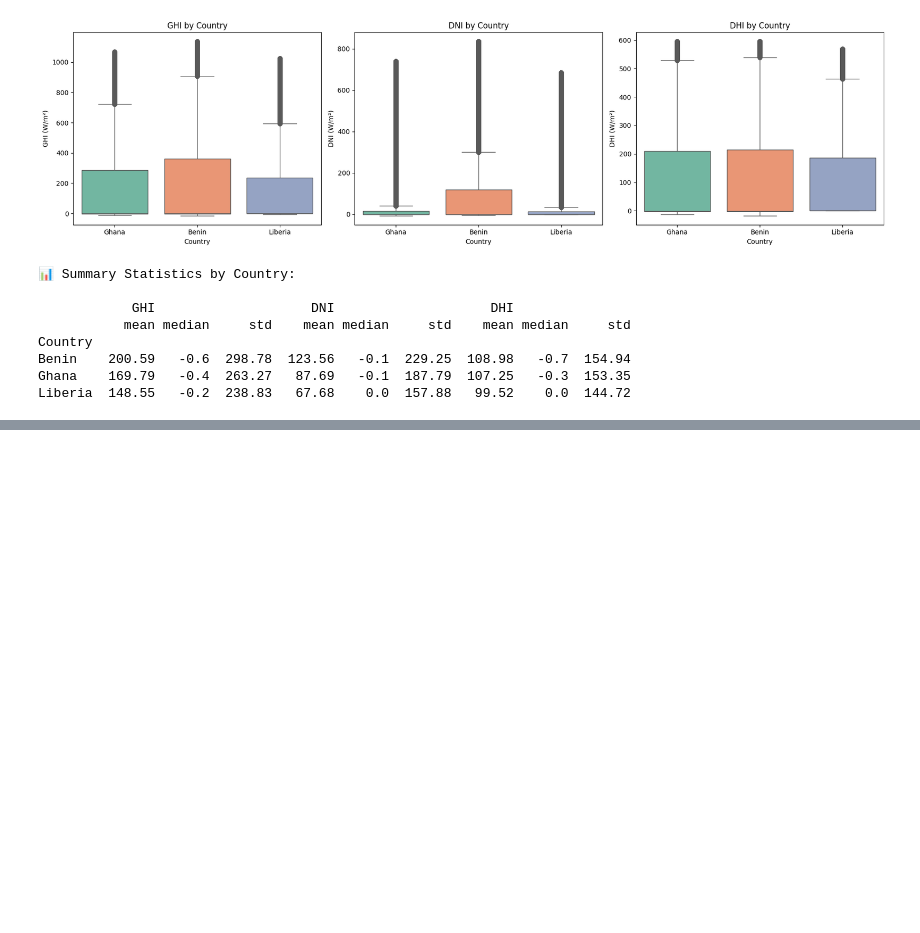
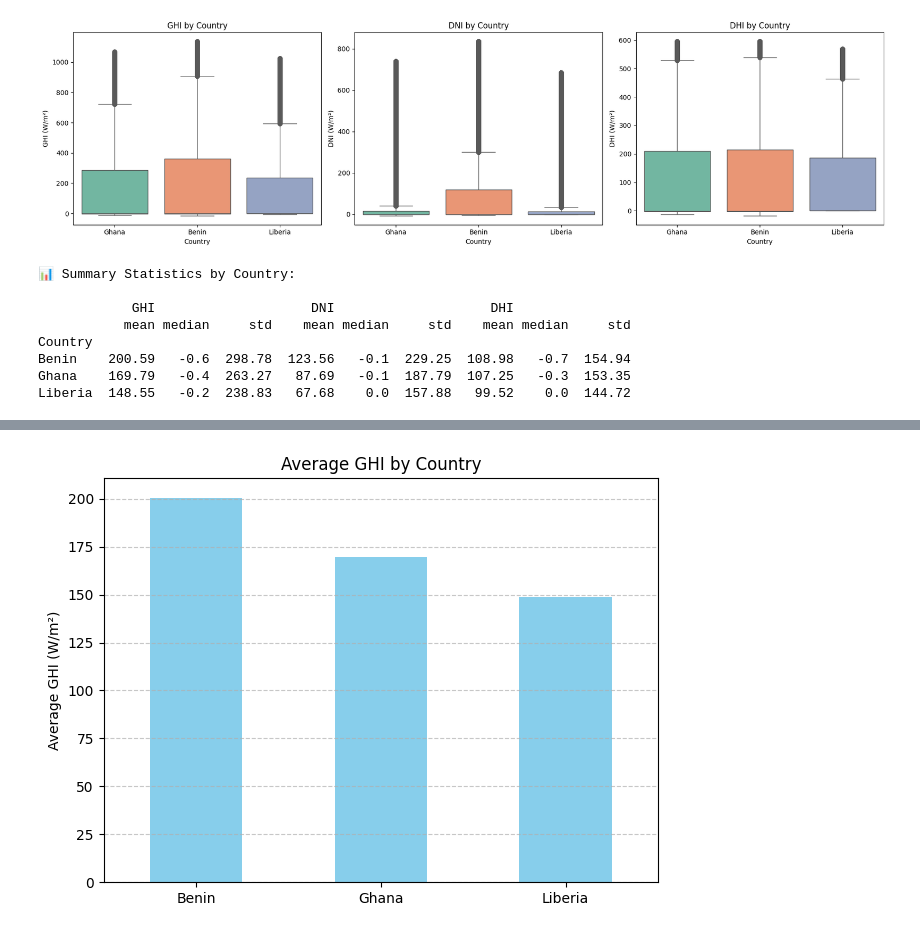
Before and after one commit to sossyh/solar-challenge-week1, a Jupyter notebook: notebooks/crosscountry_comparision.ipynb, the cells around one changed output, grey strips where cells are left out. Cells and saved outputs as stored; diff of their text form; code cells hidden in the pictures; blank space fills up the shorter version.

```diff
--- a/notebooks/crosscountry_comparision.ipynb
+++ b/notebooks/crosscountry_comparision.ipynb
@@ -61,0 +125,39 @@ Liberia  148.55   -0.2  238.83   67.68    0.0  157.88   99.52    0.0  144.72
+# %%
+import pandas as pd
+import matplotlib.pyplot as plt
+
+# Load cleaned datasets
+ghana_df = pd.read_csv(r'C:\Users\soswo\OneDrive\Desktop\projects\solar-challenge-week1\data\processed\Ghana_clean.csv')
+benin_df = pd.read_csv(r'C:\Users\soswo\OneDrive\Desktop\projects\solar-challenge-week1\data\processed\Benin_clean.csv')
+liberia_df = pd.read_csv(r'C:\Users\soswo\OneDrive\Desktop\projects\solar-challenge-week1\data\processed\Liberia_clean.csv')
+
+# Drop header rows if needed
+ghana_df = ghana_df.iloc[1:]
+benin_df = benin_df.iloc[1:]
+liberia_df = liberia_df.iloc[1:]
+
+# Convert GHI to numeric
+ghana_df['GHI'] = pd.to_numeric(ghana_df['GHI'], errors='coerce')
+benin_df['GHI'] = pd.to_numeric(benin_df['GHI'], errors='coerce')
+liberia_df['GHI'] = pd.to_numeric(liberia_df['GHI'], errors='coerce')
+
+# Compute average GHI
+avg_ghi = {
+    'Ghana': ghana_df['GHI'].mean(),
+    'Benin': benin_df['GHI'].mean(),
+    'Liberia': liberia_df['GHI'].mean()
+}
+
+# Create DataFrame for plotting
+avg_ghi_df = pd.DataFrame.from_dict(avg_ghi, orient='index', columns=['Average GHI']).sort_values(by='Average GHI', ascending=False)
+
+# Plot bar chart
+avg_ghi_df.plot(kind='bar', legend=False, color='skyblue')
+plt.title('Average GHI by Country')
+plt.ylabel('Average GHI (W/m²)')
+plt.xticks(rotation=0)
+plt.grid(axis='y', linestyle='--', alpha=0.7)
+plt.tight_layout()
+plt.show()
+# %% [output]
+[figure, added]
```
Also changed, not shown: parts of 2 cells of this notebook, 3 other files.
